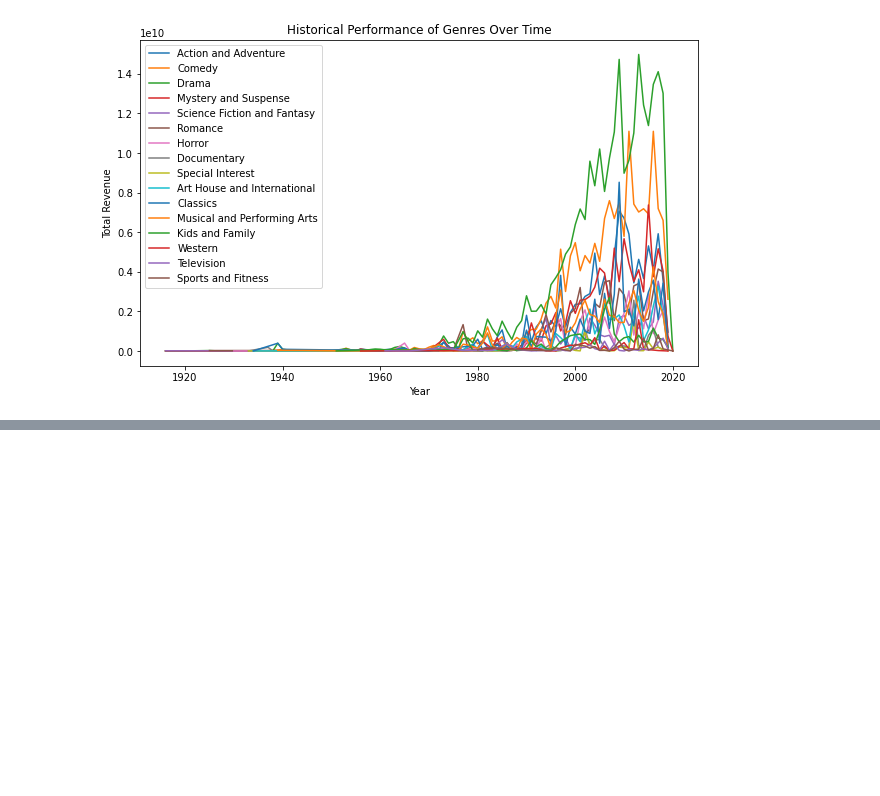
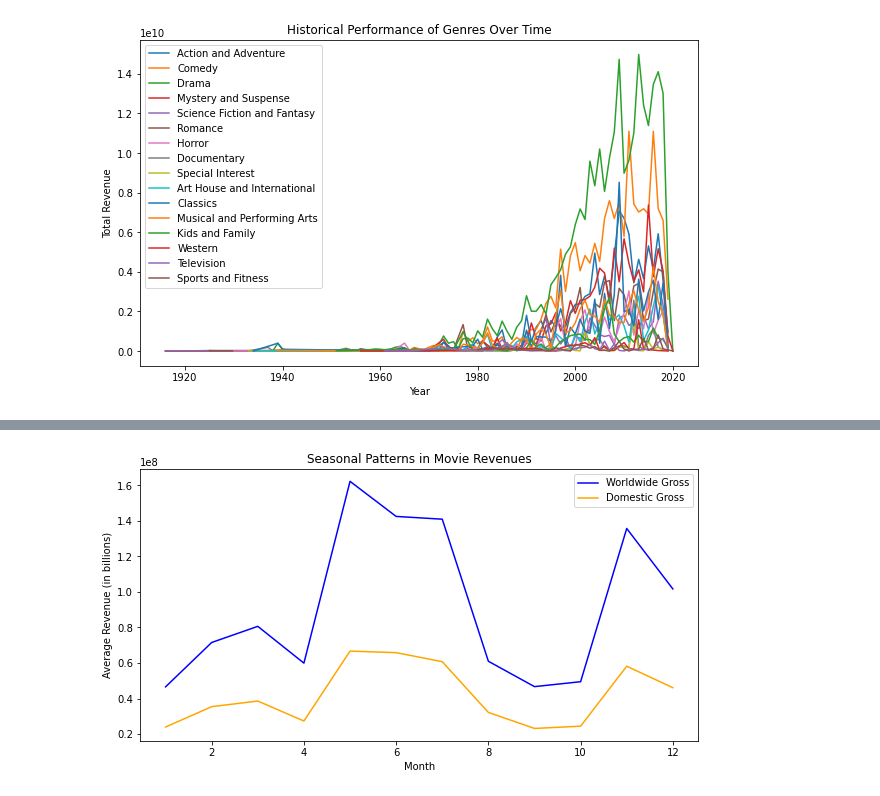
Before and after one commit to gkipkirui1/DSC_PT08P2_Phase_2_Project_Grp_1_Final, a Jupyter notebook: edwinn.ipynb, the cells around one changed output, grey strips where cells are left out. Cells and saved outputs as stored; diff of their text form; code cells hidden in the pictures; blank space fills up the shorter version.

```diff
--- a/edwinn.ipynb
+++ b/edwinn.ipynb
@@ -842,0 +872,18 @@ plt.show()
+# %%
+# If monthly data is available, extract the month from the release date
+movie_budget['release_month'] = pd.to_datetime(movie_budget['release_date']).dt.month
+
+# Group by release month to find average revenue per month
+monthly_revenue = movie_budget.groupby('release_month')[['worldwide_gross', 'domestic_gross']].mean()
+
+# Plot seasonal patterns
+plt.figure(figsize=(10, 5))
+plt.plot(monthly_revenue.index, monthly_revenue['worldwide_gross'], label='Worldwide Gross', color='blue')
+plt.plot(monthly_revenue.index, monthly_revenue['domestic_gross'], label='Domestic Gross', color='orange')
+plt.xlabel('Month')
+plt.ylabel('Average Revenue (in billions)')
+plt.title('Seasonal Patterns in Movie Revenues')
+plt.legend()
+plt.show()
+# %% [output]
+[figure, added]
```
Also changed, not shown: parts of 27 cells of this notebook.
